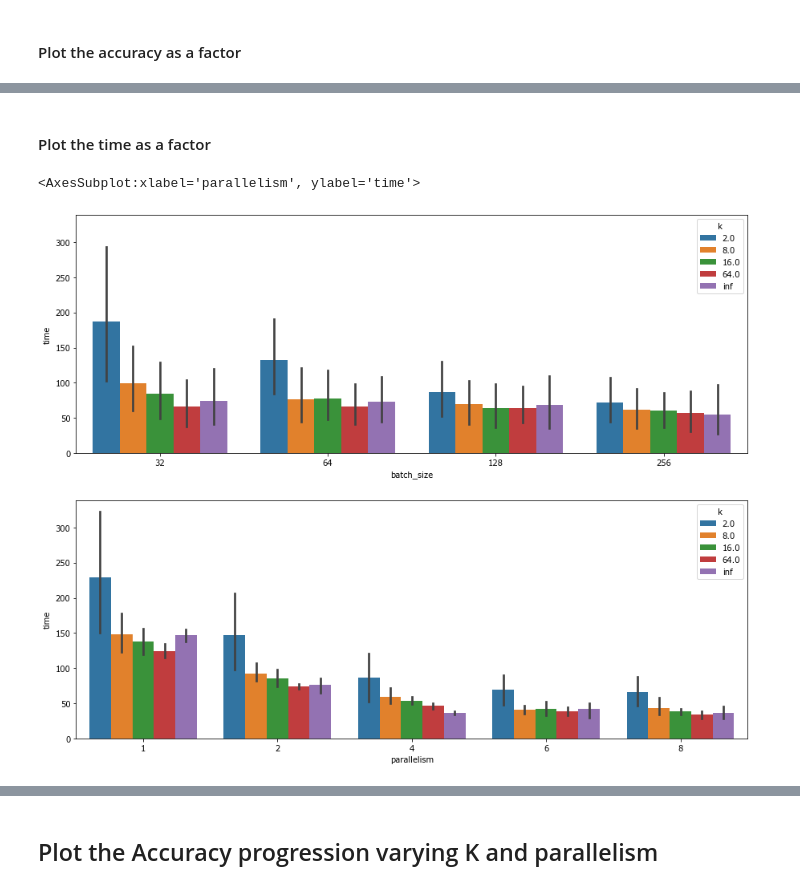
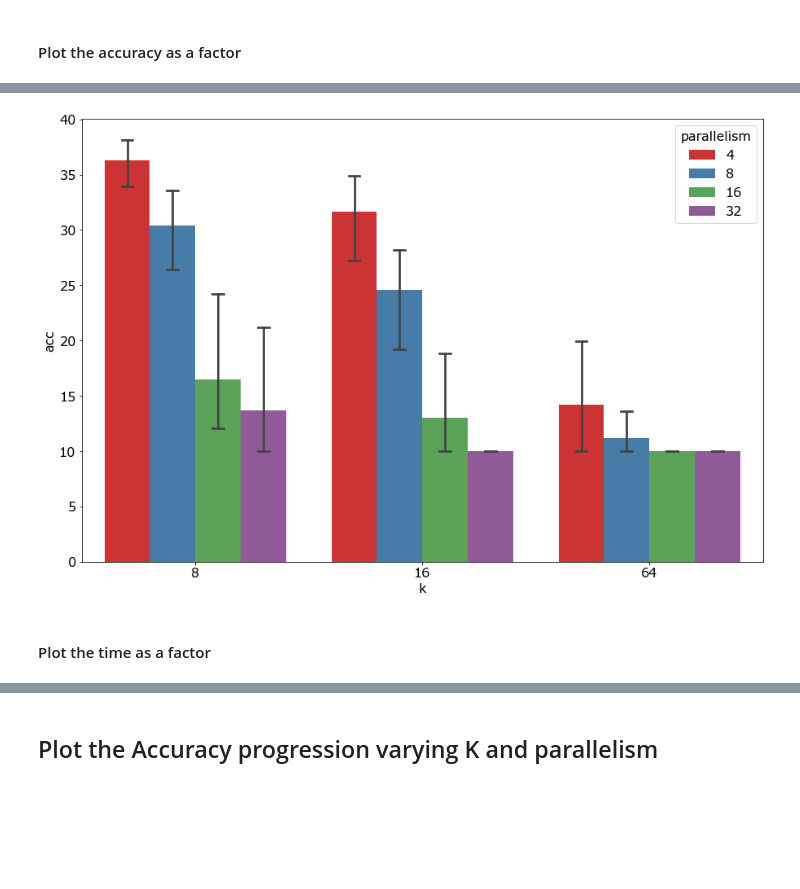
Before and after one commit to DiegoStock12/kubeml, a Jupyter notebook: ml/experiments/insights.ipynb, the cells around one changed output, grey strips where cells are left out. Saved outputs shown, nothing was run; the diff lists cells and outputs as text; code cells hidden in the pictures; blank space fills up the shorter version.

```diff
--- a/ml/experiments/insights.ipynb
+++ b/ml/experiments/insights.ipynb
@@ -137,12 +174,17 @@ sns.barplot(x='parallelism', y='acc', data=df, hue='k' ,ax=ax[2])
+# %%
+plt.rc('font', size=16)
+plt.figure(figsize=(15,10))
+sns.barplot(x='k', y='acc', data=df, capsize=.05, hue='parallelism')
+
+plt.savefig('./figures/resnet34/acc_per_k_and_parallelism.png', dpi=300)
+# %% [output]
+[figure, added]
 # %% [markdown]
 #### Plot the time as a factor
 # %%
-f, ax = plt.subplots(2, 1, sharey=True, figsize=(15, 12))
+f, ax = plt.subplots(1, 3, sharey=True, figsize=(20, 5))
 sns.barplot(x='batch_size', y='time', hue='k', data=df, ax=ax[0])
-# sns.barplot(x='k', y='time', data=df, ax=ax[1])
-sns.barplot(x='parallelism', y='time', data=df, ax=ax[1], hue='k')
+sns.barplot(x='k', y='time', data=df, ax=ax[1])
+sns.barplot(x='parallelism', y='time', data=df, ax=ax[2], hue='k')
 
-# plt.savefig('./figures/time.png', dpi=300)
+plt.savefig('./figures/resnet34/time.png', dpi=300)
-# %% [output]
-<AxesSubplot:xlabel='parallelism', ylabel='time'>
-[figure, removed]
```
Also changed, not shown: parts of 21 cells of this notebook, 16 other files.
